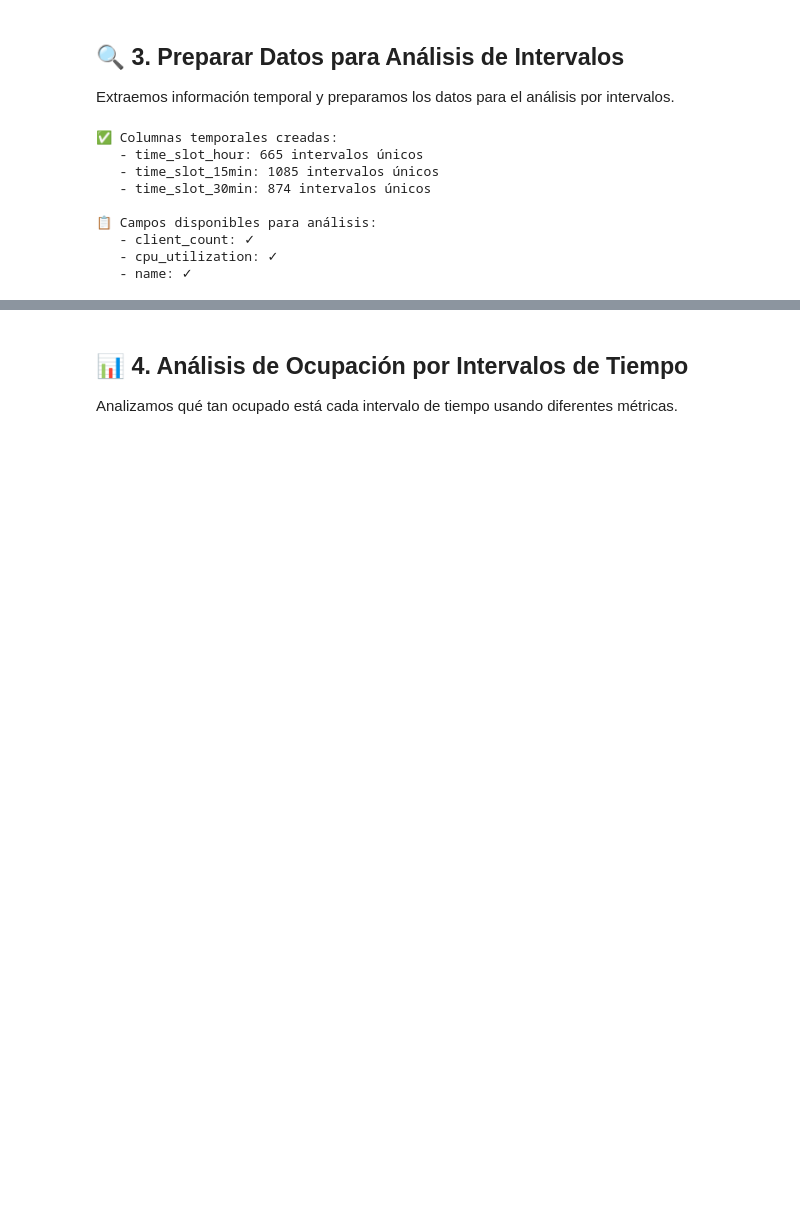
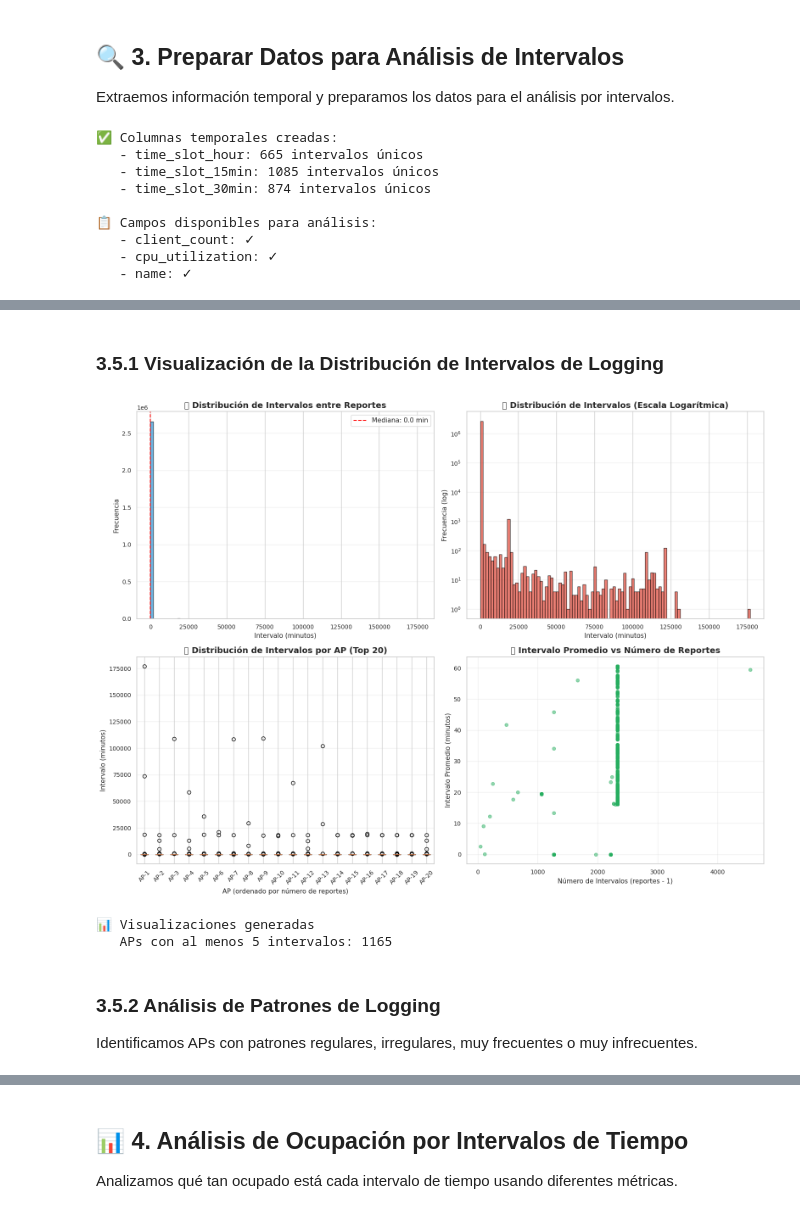
Before and after one commit to Barretina-Negra/UAB-WiFi-Dataset-Analysis, a Jupyter notebook: starter_kits/02_ap_timeslot_analysis.ipynb, the cells around one changed output, grey strips where cells are left out. Saved outputs shown, nothing was run; the diff lists cells and outputs as text; code cells hidden in the pictures; blank space fills up the shorter version.

```diff
--- a/starter_kits/02_ap_timeslot_analysis.ipynb
+++ b/starter_kits/02_ap_timeslot_analysis.ipynb
@@ -145,0 +246,58 @@ print(f"   - name: {'✓' if 'name' in df_aps.columns else '✗'}")
+# %% [markdown]
+### 3.5.1 Visualización de la Distribución de Intervalos de Logging
+# %%
+# Visualización 1: Distribución de intervalos entre reportes
+fig, axes = plt.subplots(2, 2, figsize=(16, 12))
+
+# Gráfico 1: Histograma de intervalos (en minutos)
+axes[0, 0].hist(intervals['time_diff_minutes'], bins=100, color='#3498db', alpha=0.7, edgecolor='black')
+axes[0, 0].set_title('📊 Distribución de Intervalos entre Reportes', fontsize=14, fontweight='bold')
+axes[0, 0].set_xlabel('Intervalo (minutos)', fontsize=11)
+axes[0, 0].set_ylabel('Frecuencia', fontsize=11)
+axes[0, 0].axvline(intervals['time_diff_minutes'].median(), color='red', linestyle='--',
+                   label=f'Mediana: {intervals["time_diff_minutes"].median():.1f} min')
+axes[0, 0].legend()
+axes[0, 0].grid(alpha=0.3, axis='y')
+
+# Gráfico 2: Histograma logarítmico (para ver mejor la distribución)
+axes[0, 1].hist(intervals['time_diff_minutes'], bins=100, color='#e74c3c', alpha=0.7, edgecolor='black')
+axes[0, 1].set_yscale('log')
+axes[0, 1].set_title('📊 Distribución de Intervalos (Escala Logarítmica)', fontsize=14, fontweight='bold')
+axes[0, 1].set_xlabel('Intervalo (minutos)', fontsize=11)
+axes[0, 1].set_ylabel('Frecuencia (log)', fontsize=11)
+axes[0, 1].grid(alpha=0.3, axis='y')
+
+# Gráfico 3: Box plot de intervalos promedio por AP (top 50 APs)
+top_50_aps = ap_logging_stats.nlargest(50, 'num_intervals')
+axes[1, 0].boxplot([intervals[intervals['ip_address'] == ip]['time_diff_minutes'].values
+                     for ip in top_50_aps['ip_address'].head(20)],
+                    labels=[f"AP-{i+1}" for i in range(min(20, len(top_50_aps)))],
+                    vert=True)
+axes[1, 0].set_title('📦 Distribución de Intervalos por AP (Top 20)', fontsize=14, fontweight='bold')
+axes[1, 0].set_xlabel('AP (ordenado por número de reportes)', fontsize=11)
+axes[1, 0].set_ylabel('Intervalo (minutos)', fontsize=11)
+axes[1, 0].tick_params(axis='x', rotation=45)
+axes[1, 0].grid(alpha=0.3, axis='y')
+
+# Gráfico 4: Intervalo promedio vs número de reportes
+scatter_data = ap_logging_stats[ap_logging_stats['num_intervals'] >= 5]  # Solo APs con al menos 5 intervalos
+axes[1, 1].scatter(scatter_data['num_intervals'], scatter_data['avg_interval_min'],
+                   alpha=0.5, s=30, color='#27ae60')
+axes[1, 1].set_title('📈 Intervalo Promedio vs Número de Reportes', fontsize=14, fontweight='bold')
+axes[1, 1].set_xlabel('Número de Intervalos (reportes - 1)', fontsize=11)
+axes[1, 1].set_ylabel('Intervalo Promedio (minutos)', fontsize=11)
+axes[1, 1].grid(alpha=0.3)
+
+plt.tight_layout()
+plt.show()
+
+print(f"\n📊 Visualizaciones generadas")
+print(f"   APs con al menos 5 intervalos: {len(scatter_data)}")
+# %% [output]
+[figure, added]
+📊 Visualizaciones generadas
+   APs con al menos 5 intervalos: 1165
+# %% [markdown]
+### 3.5.2 Análisis de Patrones de Logging
+
+Identificamos APs con patrones regulares, irregulares, muy frecuentes o muy infrecuentes.
```
Also changed, not shown: parts of 7 cells of this notebook.
